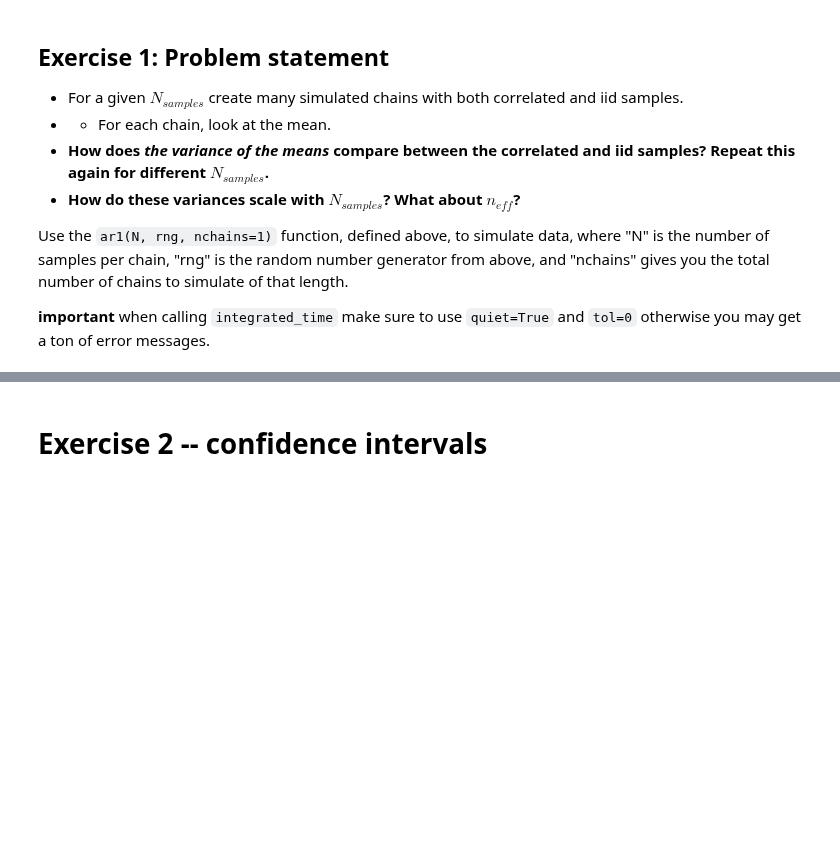
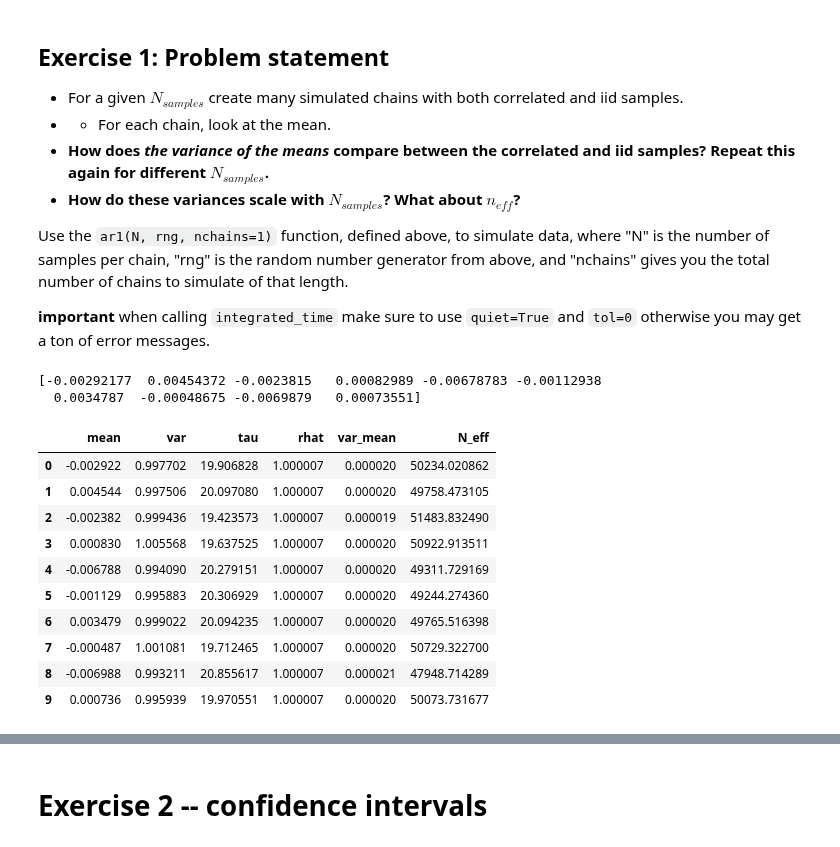
Before and after one commit to shimishimiaeshimiah/Bayesian-Stats-HS2026, a Jupyter notebook: exercise_mysolutions/week7_model_checking.ipynb, the cells around one changed output, grey strips where cells are left out. Saved outputs shown, nothing was run; the diff lists cells and outputs as text; code cells hidden in the pictures; blank space fills up the shorter version.

```diff
--- a/exercise_mysolutions/week7_model_checking.ipynb
+++ b/exercise_mysolutions/week7_model_checking.ipynb
@@ -134,3 +135,16 @@ plt.show()
 Use the `ar1(N, rng, nchains=1)` function, defined above, to simulate data, where "N" is the number of samples per chain, "rng" is the random number generator from above, and "nchains" gives you the total number of chains to simulate of that length.
 
 **important** when calling `integrated_time` make sure to use `quiet=True` and `tol=0` otherwise you may get a ton of error messages.
+# %%
+N = int(1e6)
+# create many chains
+# some correlated samples
+tau = 20
+corr_samples = ar1(N, tau, rng, nchains=10)
+corr_means = np.mean(corr_samples, axis=0)
+print(corr_means)
+
+# some iid samples
+# %% [output]
+[-0.00292177  0.00454372 -0.0023815   0.00082989 -0.00678783 -0.00112938
+  0.0034787  -0.00048675 -0.0069879   0.00073551]
@@ -136,0 +164,15 @@ Use the `ar1(N, rng, nchains=1)` function, defined above, to simulate data, wher
+# %%
+stats = calculate_statistics(corr_samples)
+stats
+# %% [output]
+|  | mean | var | tau | rhat | var_mean | N_eff |
+| 0 | -0.002922 | 0.997702 | 19.906828 | 1.000007 | 0.000020 | 50234.020862 |
+| 1 | 0.004544 | 0.997506 | 20.097080 | 1.000007 | 0.000020 | 49758.473105 |
+| 2 | -0.002382 | 0.999436 | 19.423573 | 1.000007 | 0.000019 | 51483.832490 |
+| 3 | 0.000830 | 1.005568 | 19.637525 | 1.000007 | 0.000020 | 50922.913511 |
+| 4 | -0.006788 | 0.994090 | 20.279151 | 1.000007 | 0.000020 | 49311.729169 |
+| 5 | -0.001129 | 0.995883 | 20.306929 | 1.000007 | 0.000020 | 49244.274360 |
+| 6 | 0.003479 | 0.999022 | 20.094235 | 1.000007 | 0.000020 | 49765.516398 |
+| 7 | -0.000487 | 1.001081 | 19.712465 | 1.000007 | 0.000020 | 50729.322700 |
+| 8 | -0.006988 | 0.993211 | 20.855617 | 1.000007 | 0.000021 | 47948.714289 |
+| 9 | 0.000736 | 0.995939 | 19.970551 | 1.000007 | 0.000020 | 50073.731677 |
```
Also changed, not shown: parts of 11 cells of this notebook, 4 other files.
